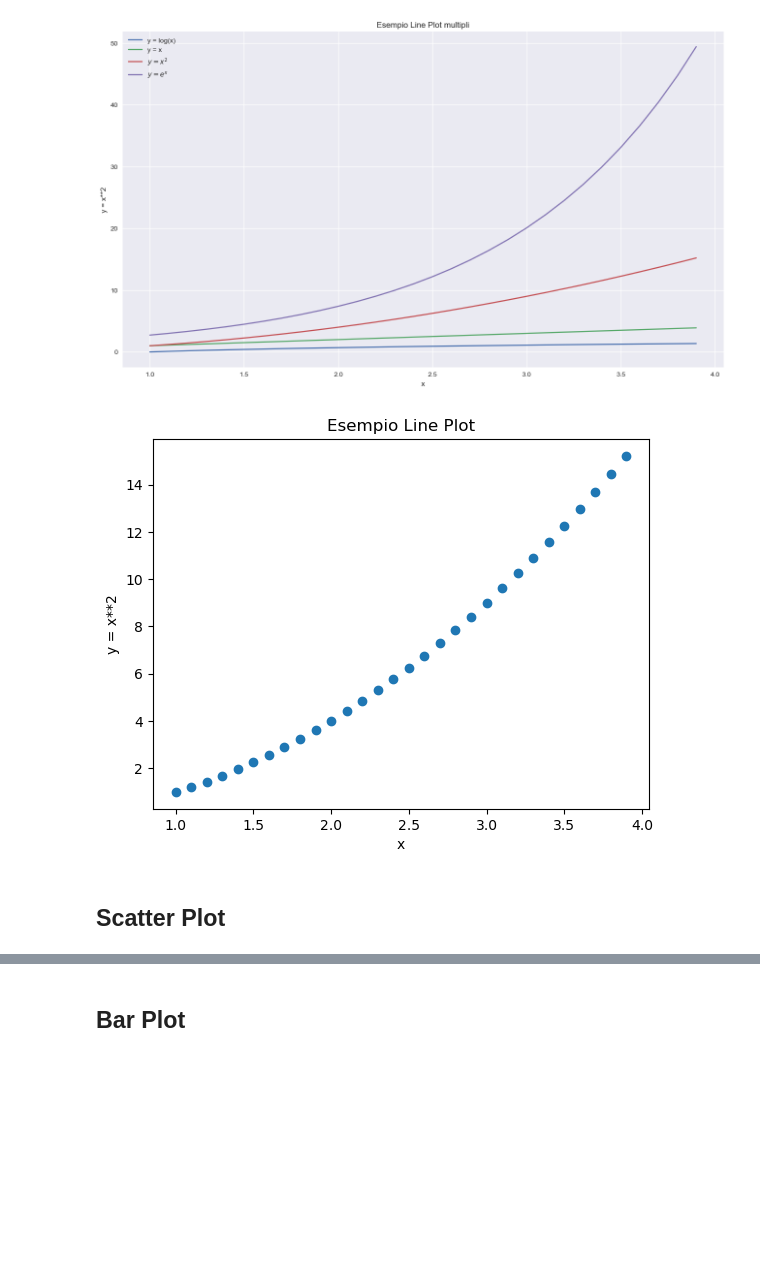
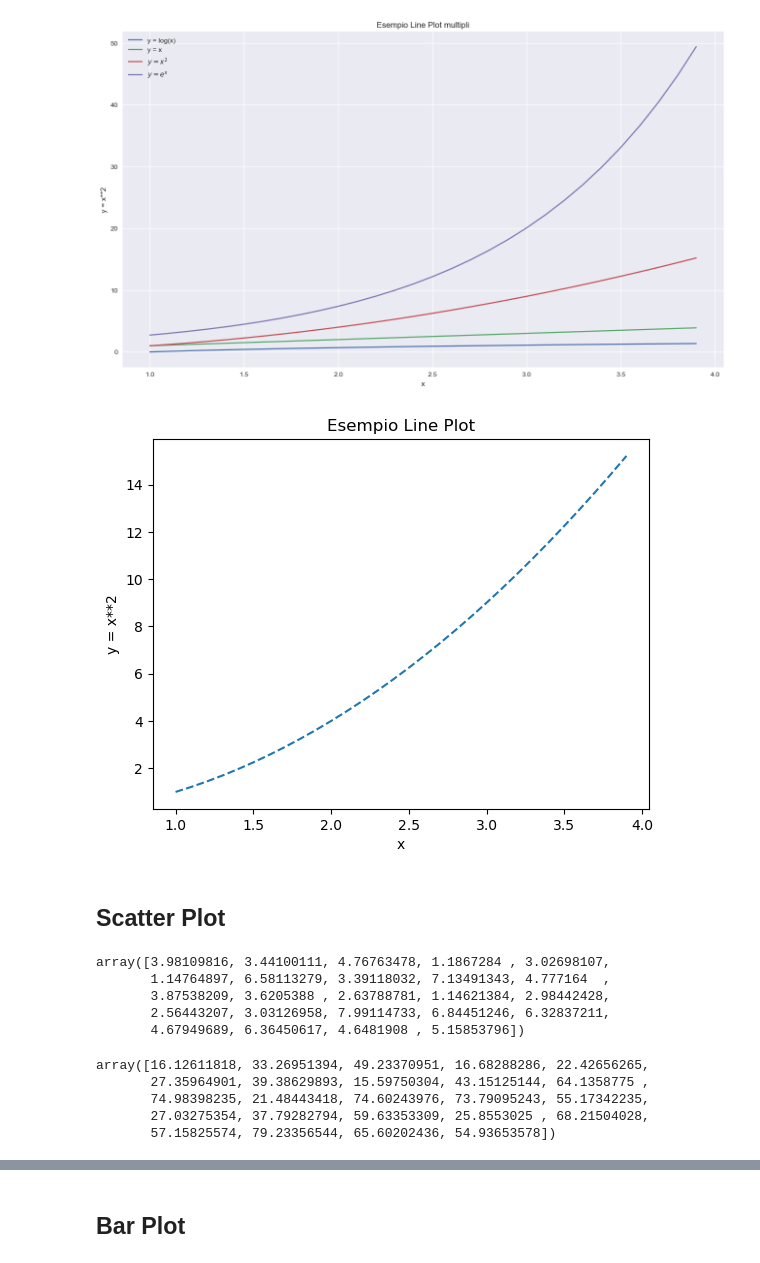
Before and after one commit to AndreaCorvaglia0/python-base, a Jupyter notebook: 8. Matplotlib.ipynb, the cells around one changed output, grey strips where cells are left out. Saved outputs shown, nothing was run; the diff lists cells and outputs as text; code cells hidden in the pictures; blank space fills up the shorter version.

```diff
--- a/8. Matplotlib.ipynb
+++ b/8. Matplotlib.ipynb
@@ -41,16 +50,14 @@ with plt.style.context('seaborn'):
     x = np.arange(1,4,0.1)
 
     # y = log(x)
-    y = x
     plt.figure(figsize=(16,9))
-    plt.plot(x,np.log(x), label='y = log(x)')
+    plt.plot(x, np.log(x), label='y = log(x)')
 
     # y = x
     y = x
     plt.plot(x,y, label= 'y = x')
 
     # y = x**2
-    y = x
     plt.plot(x, x**2, label = r'$y=x^{2}$')
 
     # y = e**x
@@ -65,15 +72,31 @@ with plt.style.context('seaborn'):
 # %% [output]
 [figure]
 # %%
-plt.plot(x,x**2, 'o')
+plt.plot(x,x**2, '--')
 plt.title('Esempio Line Plot')
 plt.ylabel('y = x**2')
 plt.xlabel('x')
 plt.show()
 # %% [output]
-[figure, old version]
+[figure, new version]
 # %% [markdown]
 ## Scatter Plot
+# %%
+x
+# %% [output]
+array([3.98109816, 3.44100111, 4.76763478, 1.1867284 , 3.02698107,
+       1.14764897, 6.58113279, 3.39118032, 7.13491343, 4.777164  ,
+       3.87538209, 3.6205388 , 2.63788781, 1.14621384, 2.98442428,
+       2.56443207, 3.03126958, 7.99114733, 6.84451246, 6.32837211,
+       4.67949689, 6.36450617, 4.6481908 , 5.15853796])
+# %%
+np.random.uniform(15, 80, len(x))
+# %% [output]
+array([16.12611818, 33.26951394, 49.23370951, 16.68288286, 22.42656265,
+       27.35964901, 39.38629893, 15.59750304, 43.15125144, 64.1358775 ,
+       74.98398235, 21.48443418, 74.60243976, 73.79095243, 55.17342235,
+       27.03275354, 37.79282794, 59.63353309, 25.8553025 , 68.21504028,
+       57.15825574, 79.23356544, 65.60202436, 54.93653578])
 # %%
 import numpy as np
 
```
Also changed, not shown: parts of 13 cells of this notebook, 12 other files.
